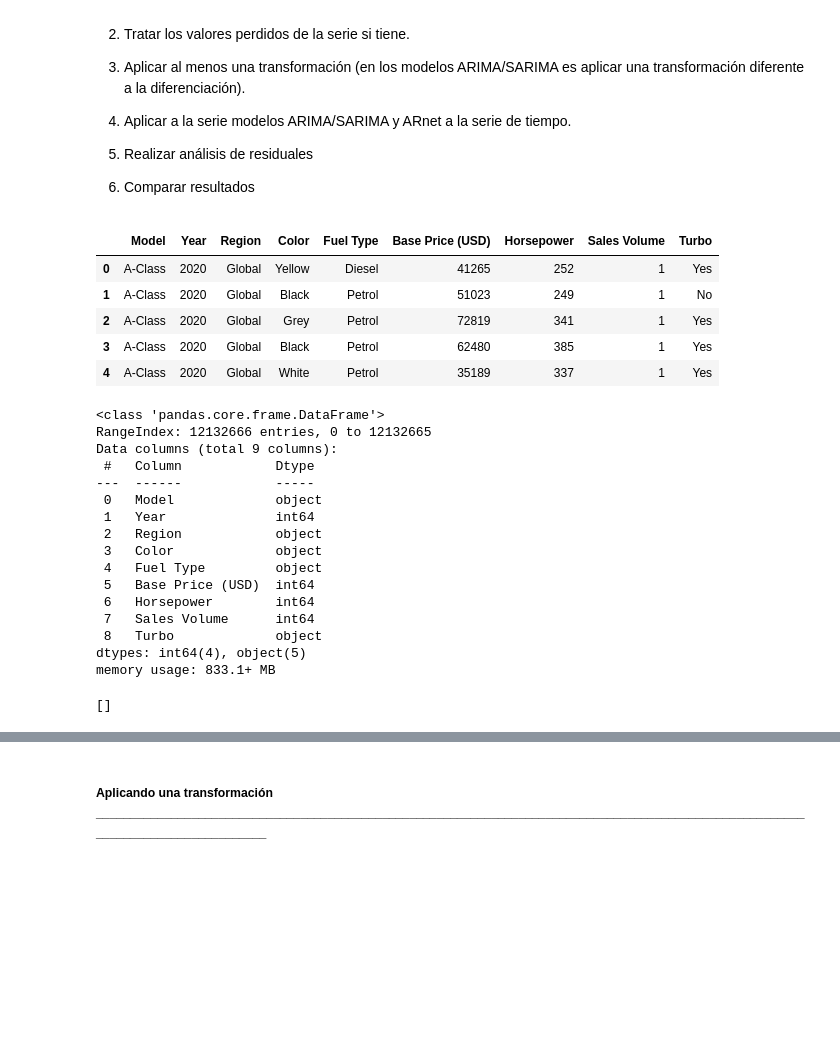
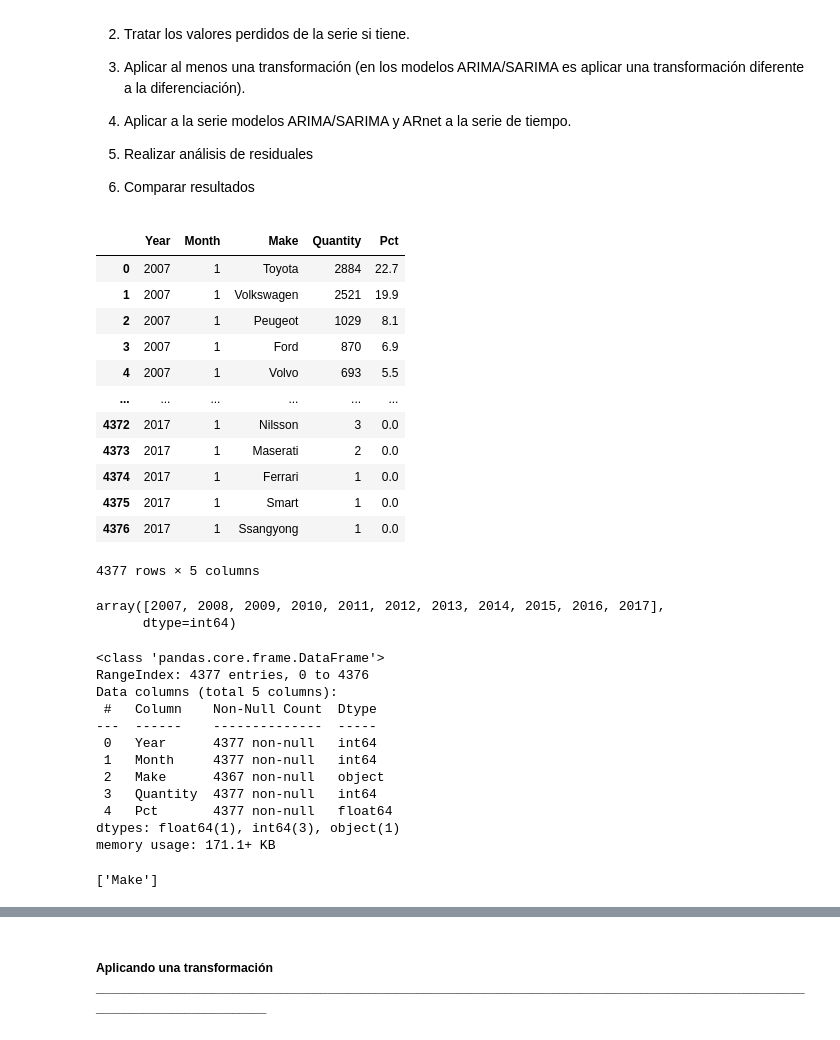
Before and after one commit to Naomi-Casanova/Diplomado-IA---Modulo-IV, a Jupyter notebook: EjerciciosPracticos_ModuloIV_25Febrero.ipynb, the cells around one changed output, grey strips where cells are left out. Cells and saved outputs as stored; diff of their text form; code cells hidden in the pictures; blank space fills up the shorter version.

```diff
--- a/EjerciciosPracticos_ModuloIV_25Febrero.ipynb
+++ b/EjerciciosPracticos_ModuloIV_25Febrero.ipynb
@@ -30,37 +63,45 @@ import seaborn as sns
 # %%
 # DATOS SELECCIONADOS
-Datos = pd.read_csv('mercedes_benz_sales_2020_2025.csv')
-#https://www.kaggle.com/datasets/dhrubangtalukdar/mercedes-global-car-sales-2020-2025
+Datos = pd.read_csv('norway_new_car_sales_by_make.csv')
+#https://www.kaggle.com/datasets/dmi3kno/newcarsalesnorway
 # %%
-Datos.head()
+Datos
 # %% [output]
-|  | Model | Year | Region | Color | Fuel Type | Base Price (USD) | Horsepower | Sales Volume | Turbo |
-| 0 | A-Class | 2020 | Global | Yellow | Diesel | 41265 | 252 | 1 | Yes |
-| 1 | A-Class | 2020 | Global | Black | Petrol | 51023 | 249 | 1 | No |
-| 2 | A-Class | 2020 | Global | Grey | Petrol | 72819 | 341 | 1 | Yes |
-| 3 | A-Class | 2020 | Global | Black | Petrol | 62480 | 385 | 1 | Yes |
-| 4 | A-Class | 2020 | Global | White | Petrol | 35189 | 337 | 1 | Yes |
+|  | Year | Month | Make | Quantity | Pct |
+| 0 | 2007 | 1 | Toyota | 2884 | 22.7 |
+| 1 | 2007 | 1 | Volkswagen | 2521 | 19.9 |
+| 2 | 2007 | 1 | Peugeot | 1029 | 8.1 |
+| 3 | 2007 | 1 | Ford | 870 | 6.9 |
+| 4 | 2007 | 1 | Volvo | 693 | 5.5 |
+| ... | ... | ... | ... | ... | ... |
+| 4372 | 2017 | 1 | Nilsson | 3 | 0.0 |
+| 4373 | 2017 | 1 | Maserati | 2 | 0.0 |
+| 4374 | 2017 | 1 | Ferrari | 1 | 0.0 |
+| 4375 | 2017 | 1 | Smart | 1 | 0.0 |
+| 4376 | 2017 | 1 | Ssangyong | 1 | 0.0 |
+4377 rows × 5 columns
+# %%
+Datos["Year"].unique()
+# %% [output]
+array([2007, 2008, 2009, 2010, 2011, 2012, 2013, 2014, 2015, 2016, 2017],
+      dtype=int64)
 # %%
 Datos.info()
 # %% [output]
 <class 'pandas.core.frame.DataFrame'>
-RangeIndex: 12132666 entries, 0 to 12132665
-Data columns (total 9 columns):
- #   Column            Dtype
----  ------            -----
- 0   Model             object
- 1   Year              int64
- 2   Region            object
- 3   Color             object
- 4   Fuel Type         object
- 5   Base Price (USD)  int64
- 6   Horsepower        int64
- 7   Sales Volume      int64
- 8   Turbo             object
-dtypes: int64(4), object(5)
-memory usage: 833.1+ MB
+RangeIndex: 4377 entries, 0 to 4376
+Data columns (total 5 columns):
+ #   Column    Non-Null Count  Dtype
+---  ------    --------------  -----
+ 0   Year      4377 non-null   int64
+ 1   Month     4377 non-null   int64
+ 2   Make      4367 non-null   object
+ 3   Quantity  4377 non-null   int64
+ 4   Pct       4377 non-null   float64
+dtypes: float64(1), int64(3), object(1)
+memory usage: 171.1+ KB
 # %%
 missing_cols = Datos.columns[Datos.isnull().any()].tolist()
 missing_cols
 # %% [output]
-[]
+['Make']
```
Also changed, not shown: parts of 48 cells of this notebook, 4 other files.
